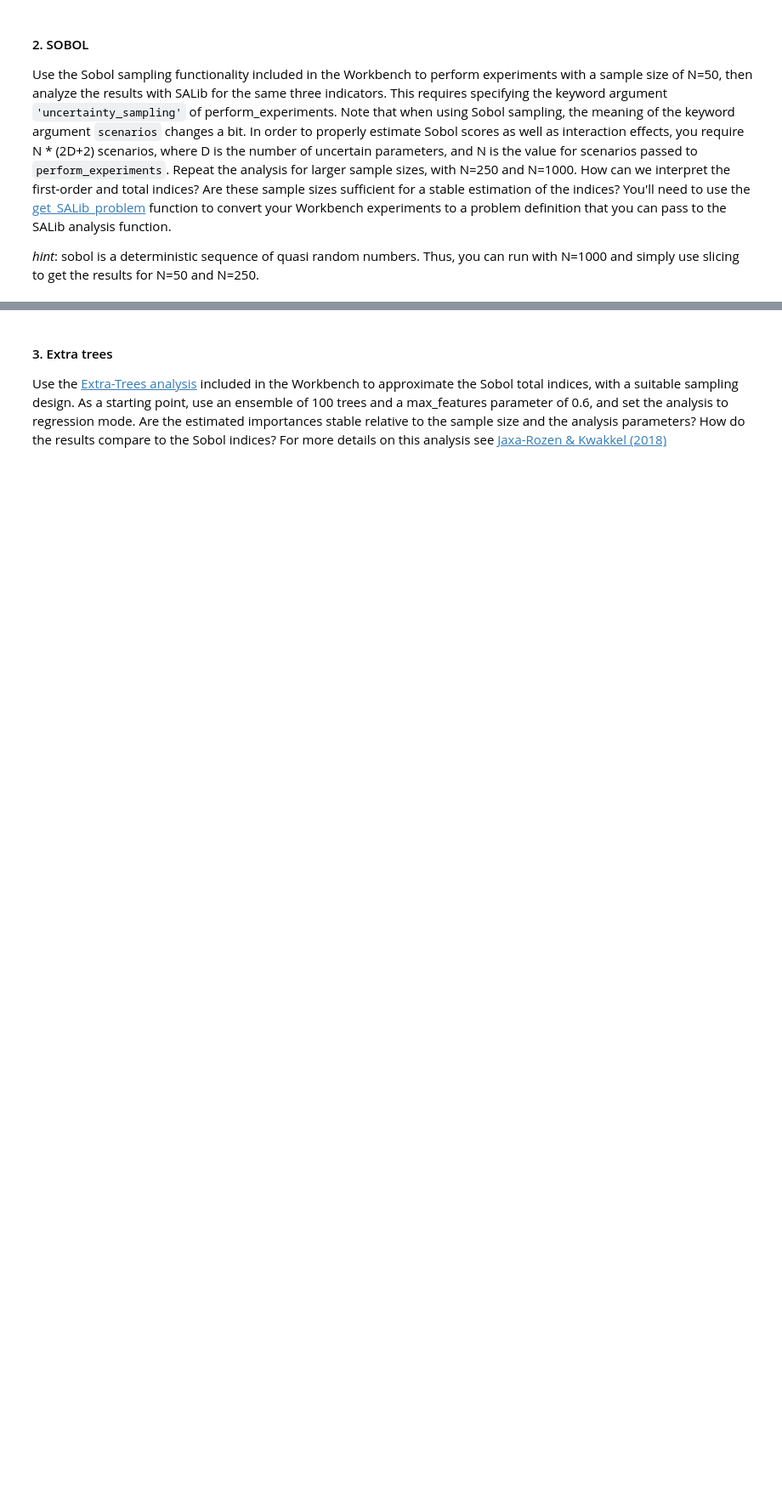
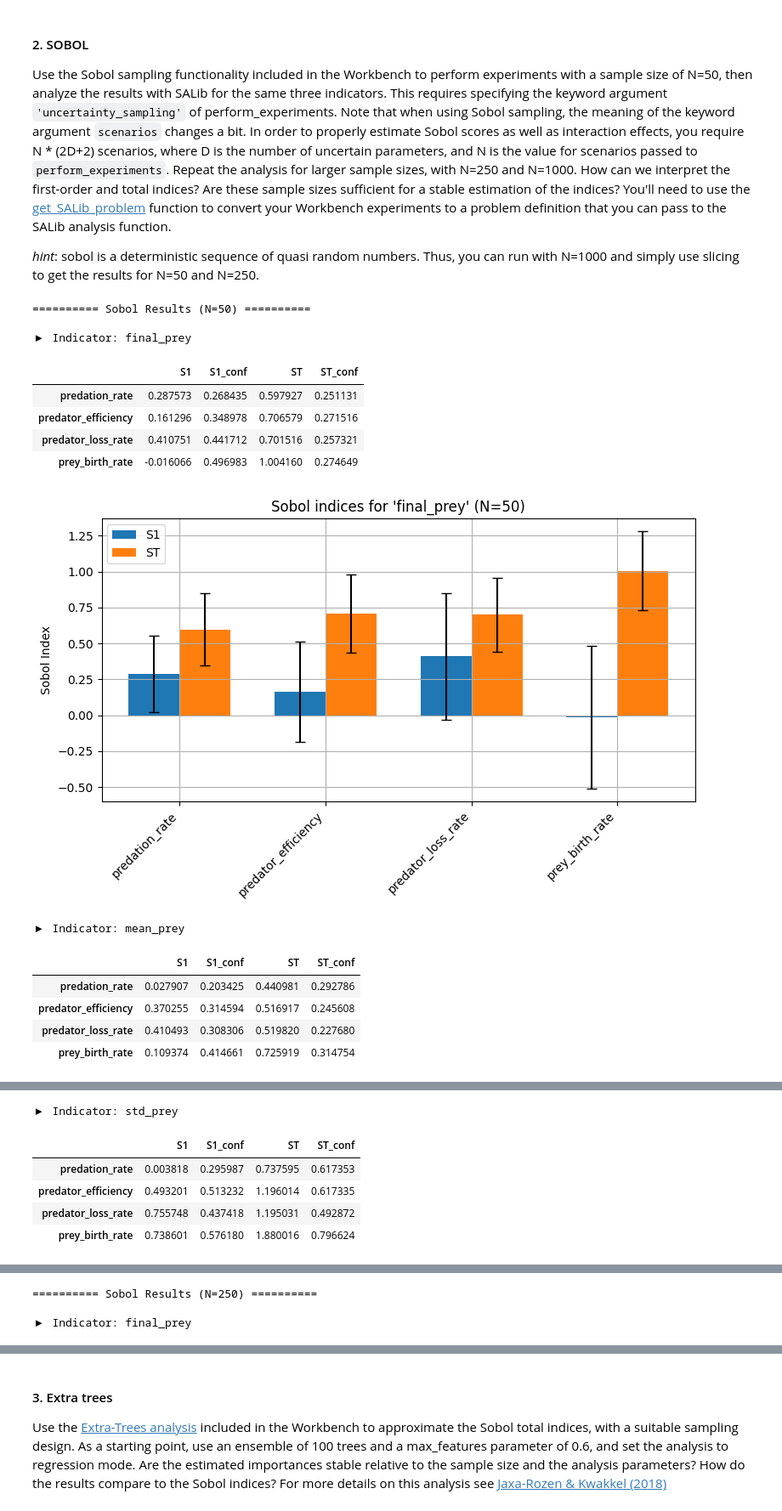
Before and after one commit to adaprecup/decision_making_assignments, a Jupyter notebook: Week 3-4 - vulnerability analysis/assignment 6 - sensitivity analysis.ipynb, the cells around one changed output, grey strips where cells are left out. Shown at 85% size. Cells and saved outputs as stored; diff of their text form; code cells hidden in the pictures; blank space fills up the shorter version.

```diff
--- a/Week 3-4 - vulnerability analysis/assignment 6 - sensitivity analysis.ipynb
+++ b/Week 3-4 - vulnerability analysis/assignment 6 - sensitivity analysis.ipynb
@@ -169,14 +169,14 @@ import statsmodels.api as sm
 X = sm.add_constant(df_inputs)
 
 # Dictionary to store models
-models = {}
+regression_models = {}
 
 for target in ['final_prey', 'mean_prey', 'std_prey']:
     y = df_metrics[target]
-    model = sm.OLS(y, X).fit()
-    models[target] = model
+    regression_model = sm.OLS(y, X).fit()
+    regression_models[target] = regression_model
     print(f"\n📈 Regression summary for {target}:\n")
-    print(model.summary())
+    print(regression_model.summary())
 # %% [output]
 📈 Regression summary for final_prey:
 
@@ -202,0 +256,55 @@ Use the Sobol sampling functionality included in the Workbench to perform experi
+# %%
+import pandas as pd
+import matplotlib.pyplot as plt
+import numpy as np
+
+# ---- Summary Table Function ----
+def summarize_sobol_result(Si, parameter_names):
+    return pd.DataFrame({
+        'S1': Si['S1'],
+        'S1_conf': Si['S1_conf'],
+        'ST': Si['ST'],
+        'ST_conf': Si['ST_conf']
+    }, index=parameter_names)
+
+# ---- Bar Plot Function ----
+def plot_sobol_indices(Si, title, parameter_names):
+    x = np.arange(len(parameter_names))
+    width = 0.35
+
+    fig, ax = plt.subplots(figsize=(8, 5))
+    ax.bar(x - width/2, Si['S1'], width, yerr=Si['S1_conf'], label='S1', capsize=4)
+    ax.bar(x + width/2, Si['ST'], width, yerr=Si['ST_conf'], label='ST', capsize=4)
+
+    ax.set_ylabel('Sobol Index')
+    ax.set_title(title)
+    ax.set_xticks(x)
+    ax.set_xticklabels(parameter_names, rotation=45, ha='right')
+    ax.legend()
+    ax.grid(True)
+    plt.tight_layout()
+    plt.show()
+
+# ---- Loop to Show Tables and Plots ----
+for N, indicators in sobol_results_by_N.items():
+    print(f"\n========== Sobol Results (N={N}) ==========")
+    for name, Si in indicators.items():
+        print(f"\n▶ Indicator: {name}")
+        display(summarize_sobol_result(Si, problem['names']))
+        plot_sobol_indices(Si, f"Sobol indices for '{name}' (N={N})", problem['names'])
+# %% [output]
+========== Sobol Results (N=50) ==========
+
+▶ Indicator: final_prey
+|  | S1 | S1_conf | ST | ST_conf |
+| predation_rate | 0.287573 | 0.268435 | 0.597927 | 0.251131 |
+| predator_efficiency | 0.161296 | 0.348978 | 0.706579 | 0.271516 |
+| predator_loss_rate | 0.410751 | 0.441712 | 0.701516 | 0.257321 |
+| prey_birth_rate | -0.016066 | 0.496983 | 1.004160 | 0.274649 |
+[figure, added]
+▶ Indicator: mean_prey
+|  | S1 | S1_conf | ST | ST_conf |
+| predation_rate | 0.027907 | 0.203425 | 0.440981 | 0.292786 |
+| predator_efficiency | 0.370255 | 0.314594 | 0.516917 | 0.245608 |
+| predator_loss_rate | 0.410493 | 0.308306 | 0.519820 | 0.227680 |
+| prey_birth_rate | 0.109374 | 0.414661 | 0.725919 | 0.314754 |
@@ -202,0 +312,6 @@ Use the Sobol sampling functionality included in the Workbench to perform experi
+▶ Indicator: std_prey
+|  | S1 | S1_conf | ST | ST_conf |
+| predation_rate | 0.003818 | 0.295987 | 0.737595 | 0.617353 |
+| predator_efficiency | 0.493201 | 0.513232 | 1.196014 | 0.617335 |
+| predator_loss_rate | 0.755748 | 0.437418 | 1.195031 | 0.492872 |
+| prey_birth_rate | 0.738601 | 0.576180 | 1.880016 | 0.796624 |
@@ -202,0 +319,3 @@ Use the Sobol sampling functionality included in the Workbench to perform experi
+========== Sobol Results (N=250) ==========
+
+▶ Indicator: final_prey
```
Also changed, not shown: parts of 7 cells of this notebook.
